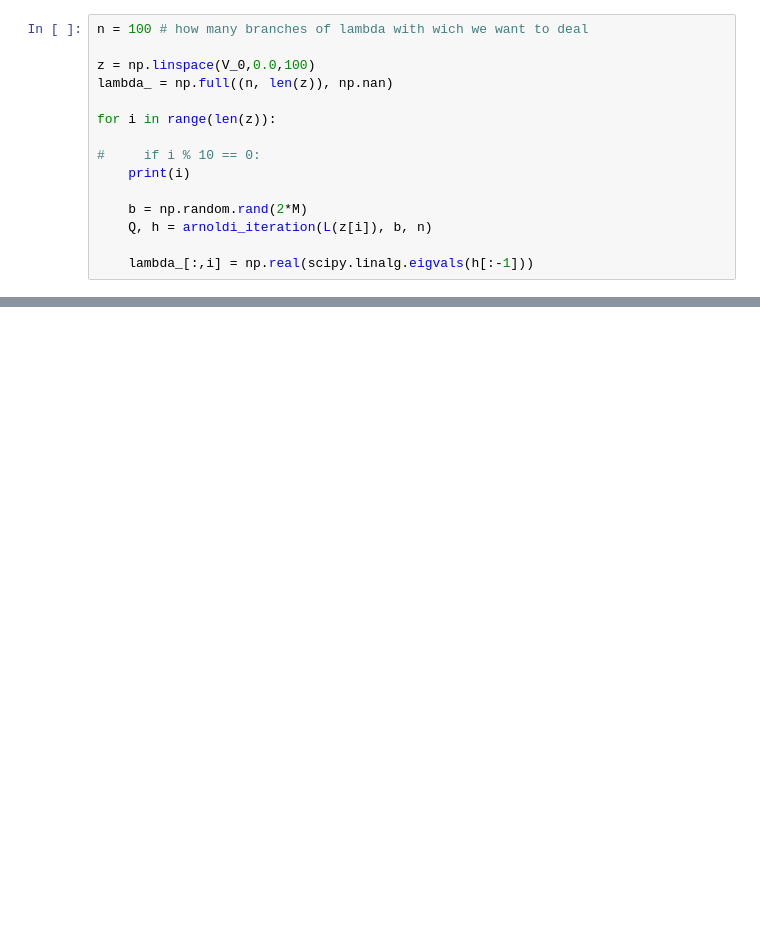
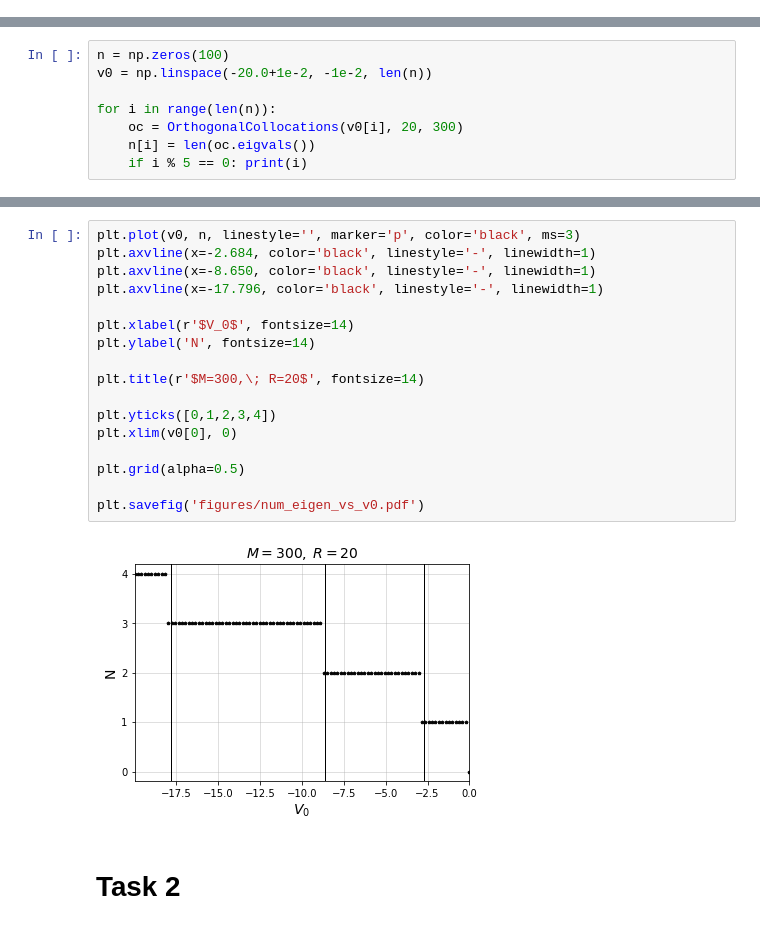
Before and after one commit to MrKozelberg/gaussian_wall, a Jupyter notebook: task_2/task_2.ipynb, the cells around one changed output, grey strips where cells are left out. Cells and saved outputs as stored; diff of their text form; blank space fills up the shorter version.

Commit message:
+ new materials (task 2, etc.)

```diff
--- a/task_2/task_2.ipynb
+++ b/task_2/task_2.ipynb
@@ -108,15 +11,0 @@ def arnoldi_iteration(A, b, n: int):
-# %%
-n = 100 # how many branches of lambda with wich we want to deal
-
-z = np.linspace(V_0,0.0,100)
-lambda_ = np.full((n, len(z)), np.nan)
-
-for i in range(len(z)):
-
-#     if i % 10 == 0:
-    print(i)
-
-    b = np.random.rand(2*M)
-    Q, h = arnoldi_iteration(L(z[i]), b, n)
-
-    lambda_[:,i] = np.real(scipy.linalg.eigvals(h[:-1]))
@@ -169,0 +107,8 @@ Text(0.5, 1.0, '$V_0 = -5.00$')
+# %%
+n = np.zeros(100)
+v0 = np.linspace(-20.0+1e-2, -1e-2, len(n))
+
+for i in range(len(n)):
+    oc = OrthogonalCollocations(v0[i], 20, 300)
+    n[i] = len(oc.eigvals())
+    if i % 5 == 0: print(i)
@@ -169,0 +136,21 @@ Text(0.5, 1.0, '$V_0 = -5.00$')
+# %%
+plt.plot(v0, n, linestyle='', marker='p', color='black', ms=3)
+plt.axvline(x=-2.684, color='black', linestyle='-', linewidth=1)
+plt.axvline(x=-8.650, color='black', linestyle='-', linewidth=1)
+plt.axvline(x=-17.796, color='black', linestyle='-', linewidth=1)
+
+plt.xlabel(r'$V_0$', fontsize=14)
+plt.ylabel('N', fontsize=14)
+
+plt.title(r'$M=300,\; R=20$', fontsize=14)
+
+plt.yticks([0,1,2,3,4])
+plt.xlim(v0[0], 0)
+
+plt.grid(alpha=0.5)
+
+plt.savefig('figures/num_eigen_vs_v0.pdf')
+# %% [output]
+[figure, added]
+# %% [markdown]
+# Task 2
```
Also changed, not shown: parts of 16 cells of this notebook, 10 other files.
